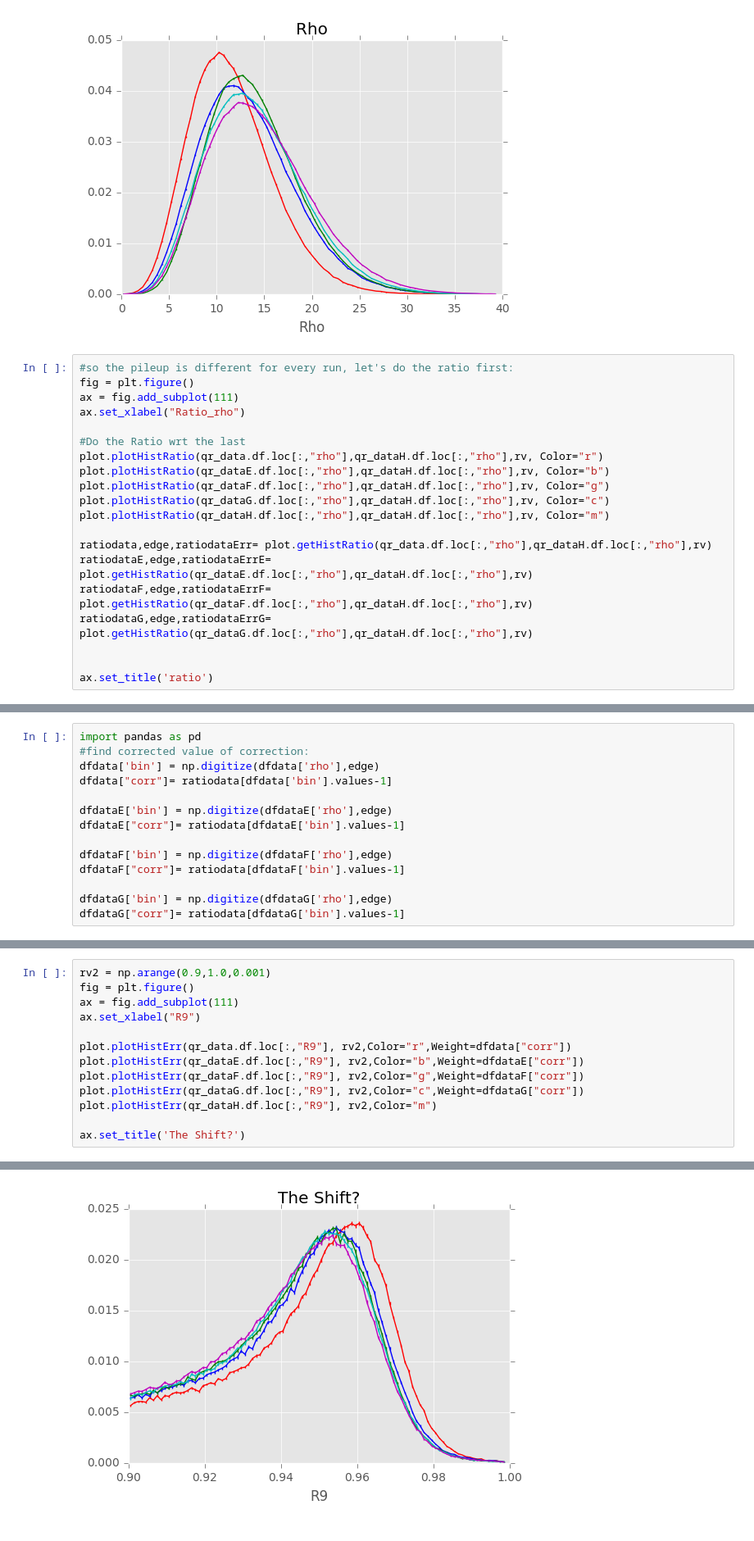
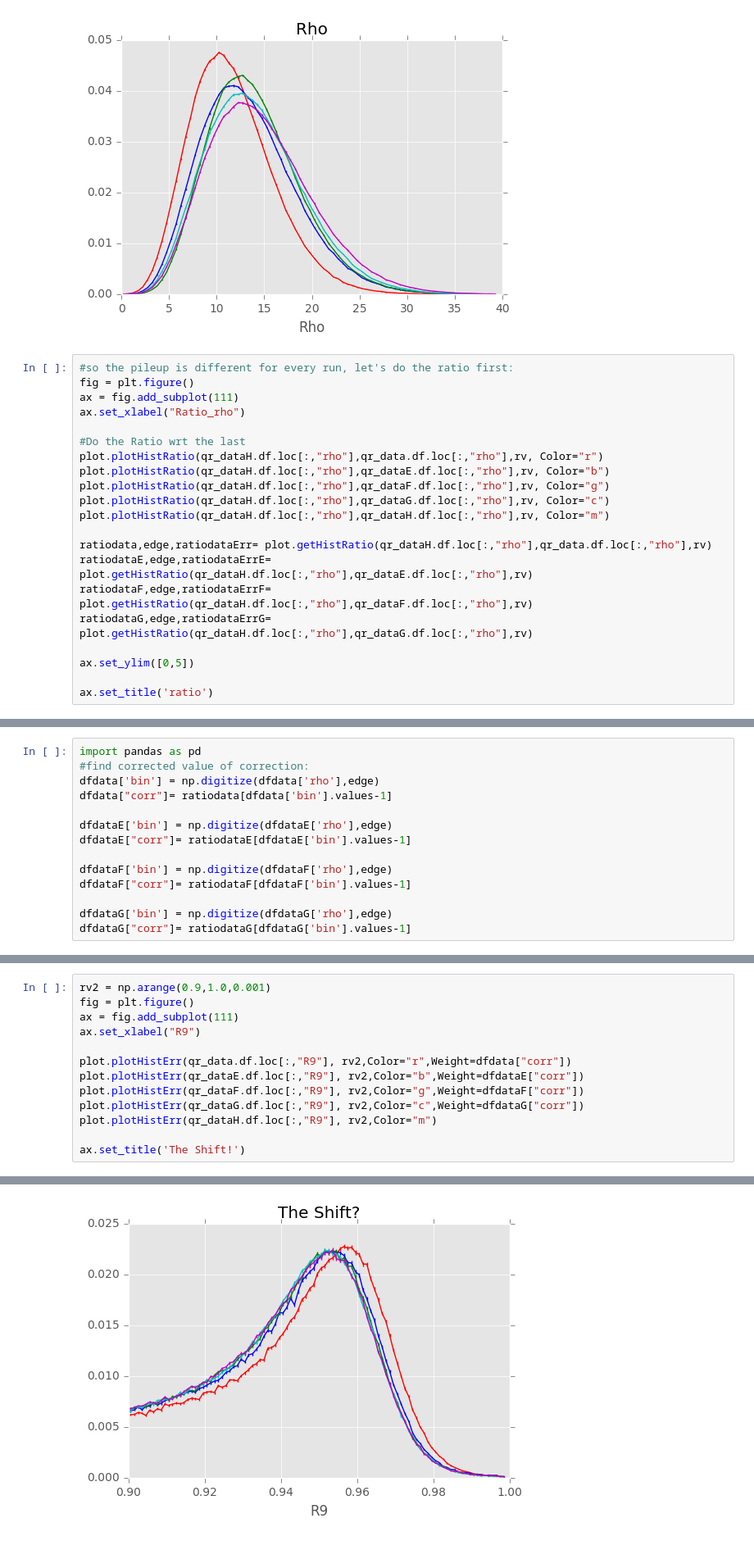
Before and after one commit to threiten/dataMC-1, a Jupyter notebook: MTR/TestCode05_TimeShift.ipynb, the cells around one changed output, grey strips where cells are left out. Shown: that part at 82% size. Saved outputs shown, nothing was run; the diff lists cells and outputs as text.

```diff
--- a/MTR/TestCode05_TimeShift.ipynb
+++ b/MTR/TestCode05_TimeShift.ipynb
@@ -96,17 +96,18 @@ ax = fig.add_subplot(111)
 ax.set_xlabel("Ratio_rho")
 
 #Do the Ratio wrt the last
-plot.plotHistRatio(qr_data.df.loc[:,"rho"],qr_dataH.df.loc[:,"rho"],rv, Color="r")
-plot.plotHistRatio(qr_dataE.df.loc[:,"rho"],qr_dataH.df.loc[:,"rho"],rv, Color="b")
-plot.plotHistRatio(qr_dataF.df.loc[:,"rho"],qr_dataH.df.loc[:,"rho"],rv, Color="g")
-plot.plotHistRatio(qr_dataG.df.loc[:,"rho"],qr_dataH.df.loc[:,"rho"],rv, Color="c")
+plot.plotHistRatio(qr_dataH.df.loc[:,"rho"],qr_data.df.loc[:,"rho"],rv, Color="r")
+plot.plotHistRatio(qr_dataH.df.loc[:,"rho"],qr_dataE.df.loc[:,"rho"],rv, Color="b")
+plot.plotHistRatio(qr_dataH.df.loc[:,"rho"],qr_dataF.df.loc[:,"rho"],rv, Color="g")
+plot.plotHistRatio(qr_dataH.df.loc[:,"rho"],qr_dataG.df.loc[:,"rho"],rv, Color="c")
 plot.plotHistRatio(qr_dataH.df.loc[:,"rho"],qr_dataH.df.loc[:,"rho"],rv, Color="m")
 
-ratiodata,edge,ratiodataErr= plot.getHistRatio(qr_data.df.loc[:,"rho"],qr_dataH.df.loc[:,"rho"],rv)
-ratiodataE,edge,ratiodataErrE= plot.getHistRatio(qr_dataE.df.loc[:,"rho"],qr_dataH.df.loc[:,"rho"],rv)
-ratiodataF,edge,ratiodataErrF= plot.getHistRatio(qr_dataF.df.loc[:,"rho"],qr_dataH.df.loc[:,"rho"],rv)
-ratiodataG,edge,ratiodataErrG= plot.getHistRatio(qr_dataG.df.loc[:,"rho"],qr_dataH.df.loc[:,"rho"],rv)
+ratiodata,edge,ratiodataErr= plot.getHistRatio(qr_dataH.df.loc[:,"rho"],qr_data.df.loc[:,"rho"],rv)
+ratiodataE,edge,ratiodataErrE= plot.getHistRatio(qr_dataH.df.loc[:,"rho"],qr_dataE.df.loc[:,"rho"],rv)
+ratiodataF,edge,ratiodataErrF= plot.getHistRatio(qr_dataH.df.loc[:,"rho"],qr_dataF.df.loc[:,"rho"],rv)
+ratiodataG,edge,ratiodataErrG= plot.getHistRatio(qr_dataH.df.loc[:,"rho"],qr_dataG.df.loc[:,"rho"],rv)
 
+ax.set_ylim([0,5])
 
 ax.set_title('ratio')
 # %% [output]
@@ -119,10 +120,10 @@ dfdata['bin'] = np.digitize(dfdata['rho'],edge)
 dfdata["corr"]= ratiodata[dfdata['bin'].values-1]
 
 dfdataE['bin'] = np.digitize(dfdataE['rho'],edge)
-dfdataE["corr"]= ratiodata[dfdataE['bin'].values-1]
+dfdataE["corr"]= ratiodataE[dfdataE['bin'].values-1]
 
 dfdataF['bin'] = np.digitize(dfdataF['rho'],edge)
-dfdataF["corr"]= ratiodata[dfdataF['bin'].values-1]
+dfdataF["corr"]= ratiodataF[dfdataF['bin'].values-1]
 
 dfdataG['bin'] = np.digitize(dfdataG['rho'],edge)
-dfdataG["corr"]= ratiodata[dfdataG['bin'].values-1]
+dfdataG["corr"]= ratiodataG[dfdataG['bin'].values-1]
@@ -129,16 +146,16 @@ dfdataG["corr"]= ratiodata[dfdataG['bin'].values-1]
 # %%
 rv2 = np.arange(0.9,1.0,0.001)
 fig = plt.figure()
 ax = fig.add_subplot(111)
 ax.set_xlabel("R9")
 
 plot.plotHistErr(qr_data.df.loc[:,"R9"], rv2,Color="r",Weight=dfdata["corr"])
 plot.plotHistErr(qr_dataE.df.loc[:,"R9"], rv2,Color="b",Weight=dfdataE["corr"])
 plot.plotHistErr(qr_dataF.df.loc[:,"R9"], rv2,Color="g",Weight=dfdataF["corr"])
 plot.plotHistErr(qr_dataG.df.loc[:,"R9"], rv2,Color="c",Weight=dfdataG["corr"])
 plot.plotHistErr(qr_dataH.df.loc[:,"R9"], rv2,Color="m")
 
-ax.set_title('The Shift?')
+ax.set_title('The Shift!')
 # %% [output]
 <matplotlib.text.Text at 0x...>
-[figure, old version]
+[figure, new version]
```
Also changed, not shown: parts of 4 cells of this notebook, 9 other files.
